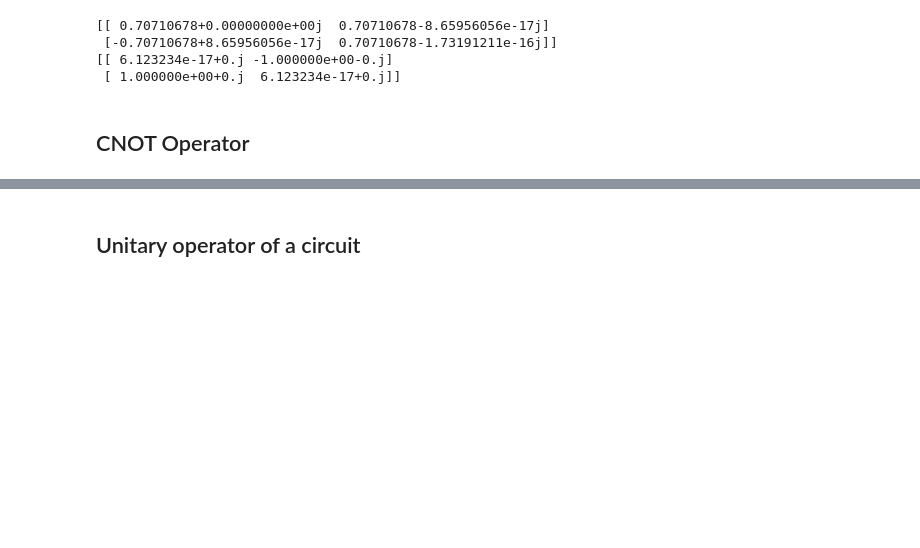
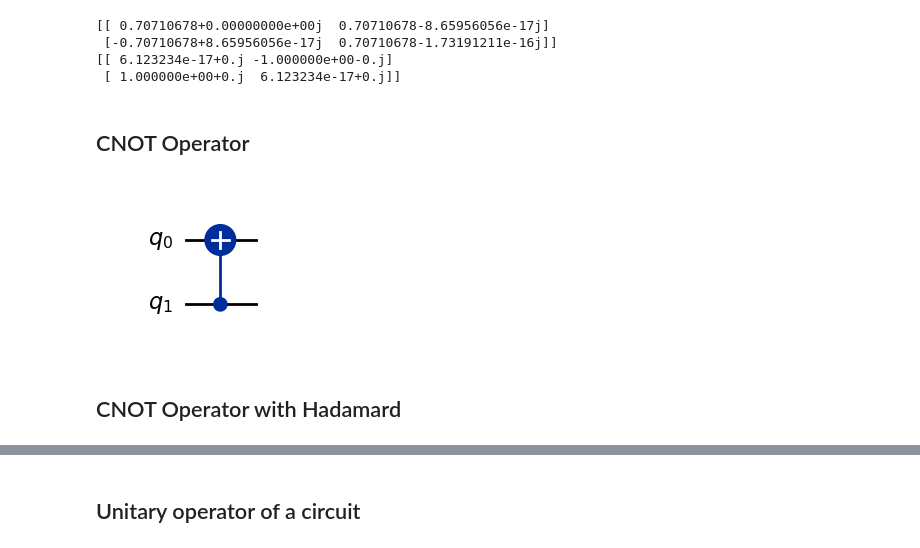
Before and after one commit to UW-ERSL/AppliedQC, a Jupyter notebook: Chapter09_QuantumCircuits_notebook.ipynb, the cells around one changed output, grey strips where cells are left out. Cells and saved outputs as stored; diff of their text form; code cells hidden in the pictures; blank space fills up the shorter version.

```diff
--- a/Chapter09_QuantumCircuits_notebook.ipynb
+++ b/Chapter09_QuantumCircuits_notebook.ipynb
@@ -88,6 +87,14 @@ print(U)
  [ 1.000000e+00+0.j  6.123234e-17+0.j]]
 # %% [markdown]
 ## CNOT Operator
+# %%
+circuit = QuantumCircuit(2)
+circuit.cx(1,0)
+display(circuit.draw('mpl'))
+# %% [output]
+[figure, added]
+# %% [markdown]
+## CNOT Operator with Hadamard
 # %%
 circuit = QuantumCircuit(2, 2)
 circuit.h(1)
```
Also changed, not shown: parts of 27 cells of this notebook, 16 other files.
